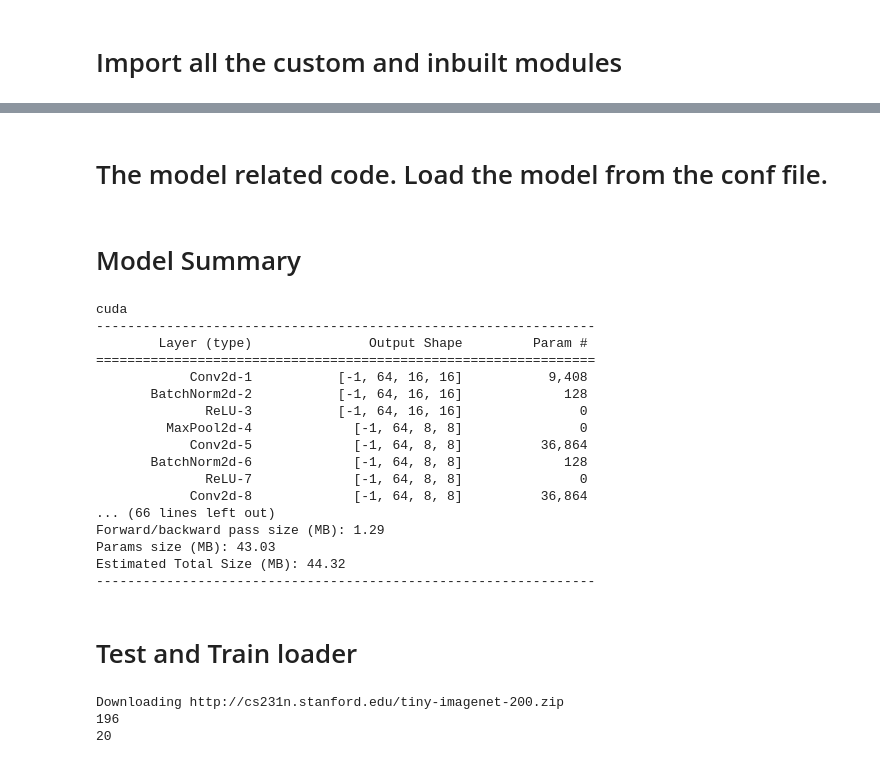
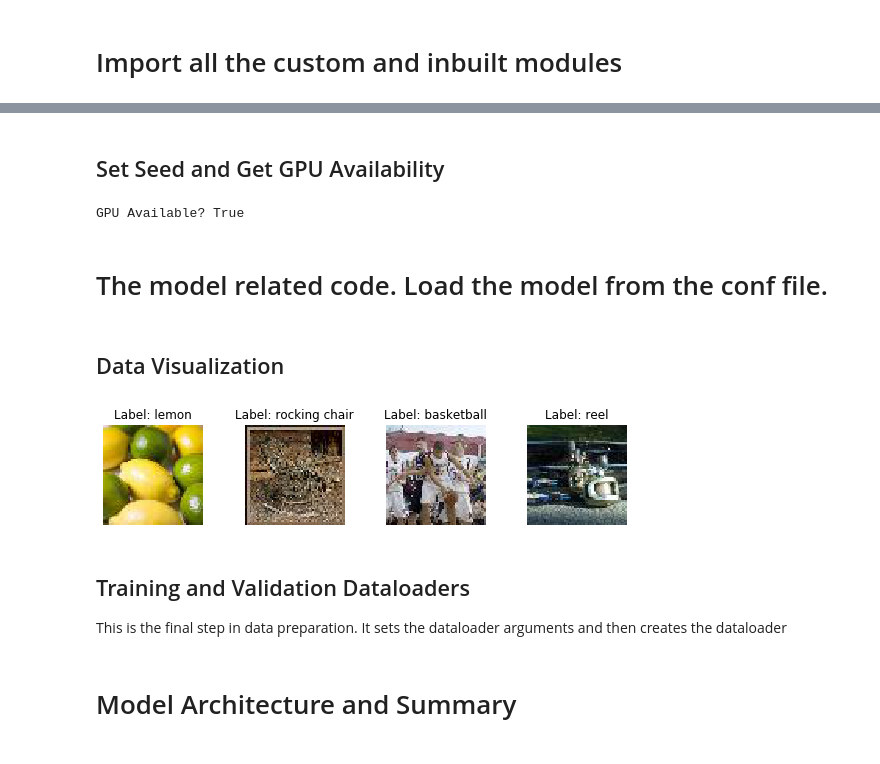
Before and after one commit to futartup/S12-assignment, a Jupyter notebook: main.ipynb, the cells around one changed output, grey strips where cells are left out. Drawn from its saved outputs; the diff is of its cells as text; code cells hidden in the pictures.

```diff
--- a/main.ipynb
+++ b/main.ipynb
@@ -63,3 +50,10 @@ drive  sample_data
+# %% [markdown]
+## Set Seed and Get GPU Availability
+# %%
+# Initialize CUDA and set random seed
+cuda, device = initialize_cuda(1)
+# %% [output]
+GPU Available? True
 # %% [markdown]
 # The model related code. Load the model from the conf file.
 # %%
@@ -78,3 +71,26 @@ elif conf.inbuilt_model['use']:
   else:
     net = globals()[model_type]()
   #net = torchvision.models.resnet18(pretrained=False)
+# %% [markdown]
+## Data Visualization
+# %%
+# Fetch data
+classes = dataset.classes
+
+# Set number of images to display
+num_images = 4
+
+# Display images with labels
+fig, axs = plt.subplots(1, 4, figsize=(8, 8))
+fig.tight_layout()
+
+for i in range(num_images):
+    idx = random.randint(0, len(dataset.val_data))
+    axs[i].axis('off')
+    axs[i].set_title(f'Label: {classes[dataset.val_data[idx][1]].split(",")[0]}')
+    axs[i].imshow(dataset.unnormalize(dataset.val_data[idx][0], transpose=True))
+# %% [output]
+[figure, added]
+# %% [markdown]
+## Training and Validation Dataloaders
+This is the final step in data preparation. It sets the dataloader arguments and then creates the dataloader
@@ -81,44 +104,2 @@ elif conf.inbuilt_model['use']:
 # %% [markdown]
-# Model Summary
+# Model Architecture and Summary
-# %%
-use_cuda = torch.cuda.is_available()
-if use_cuda:
-  torch.cuda.manual_seed(conf.seed)
-device = torch.device("cuda" if use_cuda else "cpu")
-print(device)
-model = net.to(device)
-summary(model, input_size=(3, 32, 32))
-# %% [output]
-cuda
-----------------------------------------------------------------
-        Layer (type)               Output Shape         Param #
-================================================================
-            Conv2d-1           [-1, 64, 16, 16]           9,408
-       BatchNorm2d-2           [-1, 64, 16, 16]             128
-              ReLU-3           [-1, 64, 16, 16]               0
-         MaxPool2d-4             [-1, 64, 8, 8]               0
-            Conv2d-5             [-1, 64, 8, 8]          36,864
-       BatchNorm2d-6             [-1, 64, 8, 8]             128
-              ReLU-7             [-1, 64, 8, 8]               0
-            Conv2d-8             [-1, 64, 8, 8]          36,864
-... (66 lines left out)
-Forward/backward pass size (MB): 1.29
-Params size (MB): 43.03
-Estimated Total Size (MB): 44.32
-----------------------------------------------------------------
-# %% [markdown]
-# Test and Train loader
-# %%
-criterion = nn.CrossEntropyLoss()
-optimizer = optim.SGD(net.parameters(), lr=0.031203836956604647, **conf.optimizer_parameters)
-
-data_loader_obj = DataLoaderA(conf, './data')
-data_loader_obj.download_images("http://cs231n.stanford.edu/tiny-imagenet-200.zip")
-train_loader = data_loader_obj.get_train_loader()
-test_loader = data_loader_obj.get_test_loader()
-print(len(train_loader))
-print(len(test_loader))
-# %% [output]
-Downloading http://cs231n.stanford.edu/tiny-imagenet-200.zip
-196
-20
```
Also changed, not shown: parts of 26 cells of this notebook.
